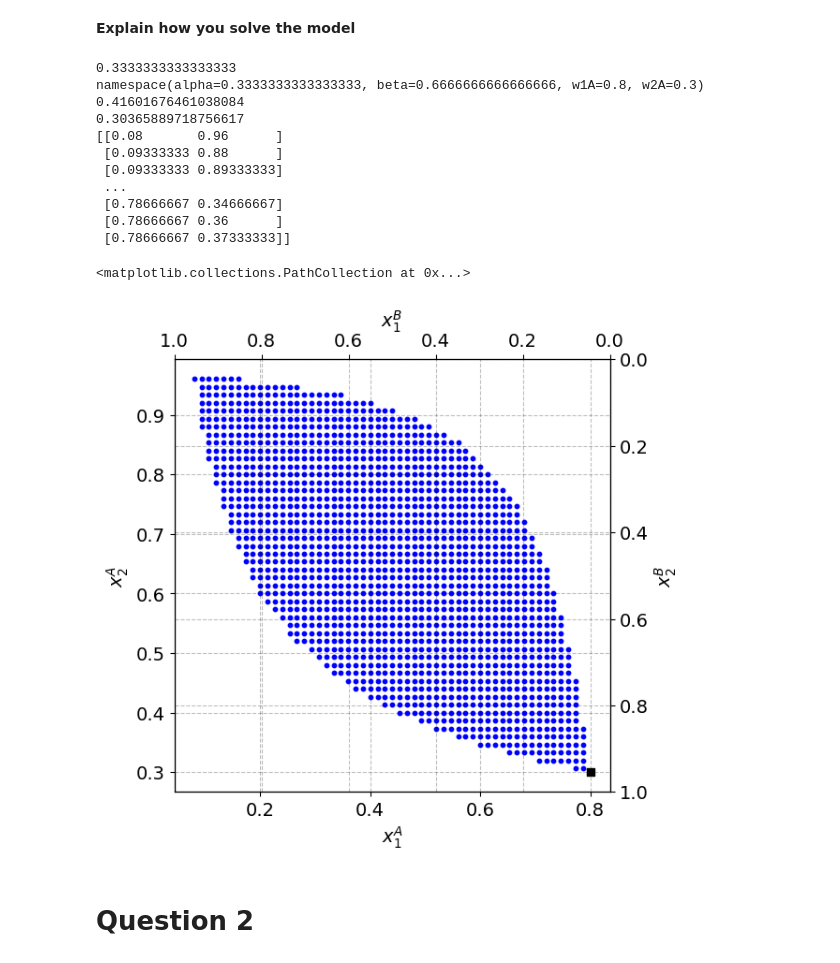
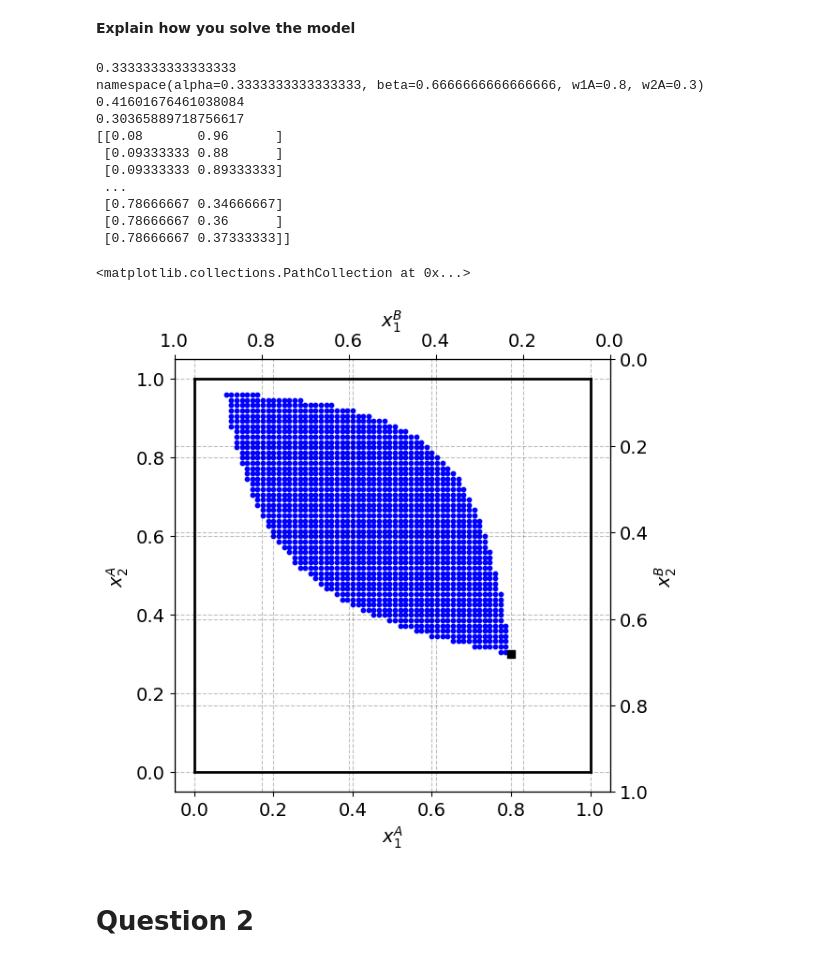
Before and after one commit to NumEconCopenhagen/projects-2024-darja-eloise-christian, a Jupyter notebook: inauguralproject/DEC_inauguralproject.ipynb, the cells around one changed output. Cells and saved outputs as stored; diff of their text form; code cells hidden in the pictures.

```diff
--- a/inauguralproject/DEC_inauguralproject.ipynb
+++ b/inauguralproject/DEC_inauguralproject.ipynb
@@ -123,34 +123,40 @@ fig = plt.figure(frameon=False,figsize=(6,6), dpi=100)
 ax_A = fig.add_subplot(1, 1, 1)
 
 ax_A.set_xlabel("$x_1^A$")
 ax_A.set_ylabel("$x_2^A$")
 
 temp = ax_A.twinx()
 temp.set_ylabel("$x_2^B$")
 ax_B = temp.twiny()
 ax_B.set_xlabel("$x_1^B$")
 ax_B.invert_xaxis()
 ax_B.invert_yaxis()
 
+# limits
+ax_A.plot([0,w1bar],[0,0],lw=2,color='black')
+ax_A.plot([0,w1bar],[w2bar,w2bar],lw=2,color='black')
+ax_A.plot([0,0],[0,w2bar],lw=2,color='black')
+ax_A.plot([w1bar,w1bar],[0,w2bar],lw=2,color='black')
+
 #Plotting Pareto improvements and initial endowment
 pareto_improvements = np.array(pareto_improvements)
 print(pareto_improvements)
 ax_A.scatter(pareto_improvements[:, 0], pareto_improvements[:, 1], color='blue', label='Pareto Improvements', s=10)
 ax_A.scatter(par.w1A,par.w2A,marker='s',color='black',label='endowment')
 # %% [output]
 0.3333333333333333
 namespace(alpha=0.3333333333333333, beta=0.6666666666666666, w1A=0.8, w2A=0.3)
 0.41601676461038084
 0.30365889718756617
 [[0.08       0.96      ]
  [0.09333333 0.88      ]
  [0.09333333 0.89333333]
  ...
  [0.78666667 0.34666667]
  [0.78666667 0.36      ]
  [0.78666667 0.37333333]]
 <matplotlib.collections.PathCollection at 0x...>
-[figure, old version]
+[figure, new version]
 # %% [markdown]
 # Question 2
 # %% [markdown]
```
